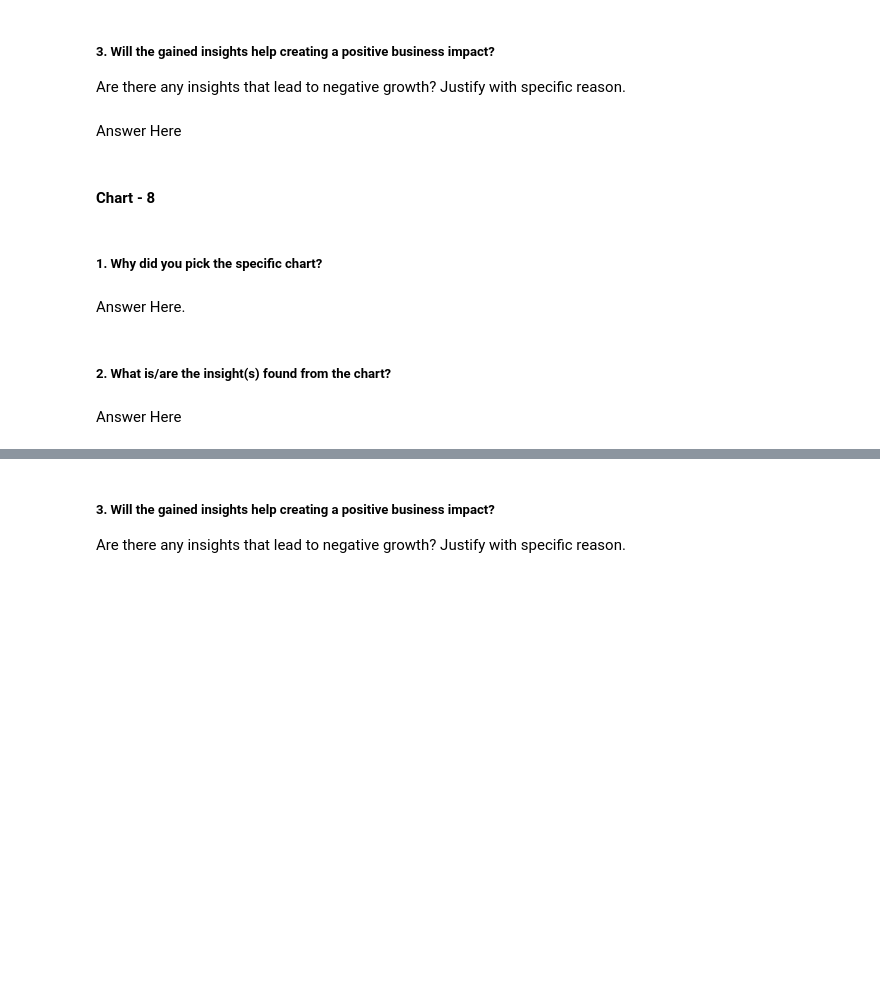
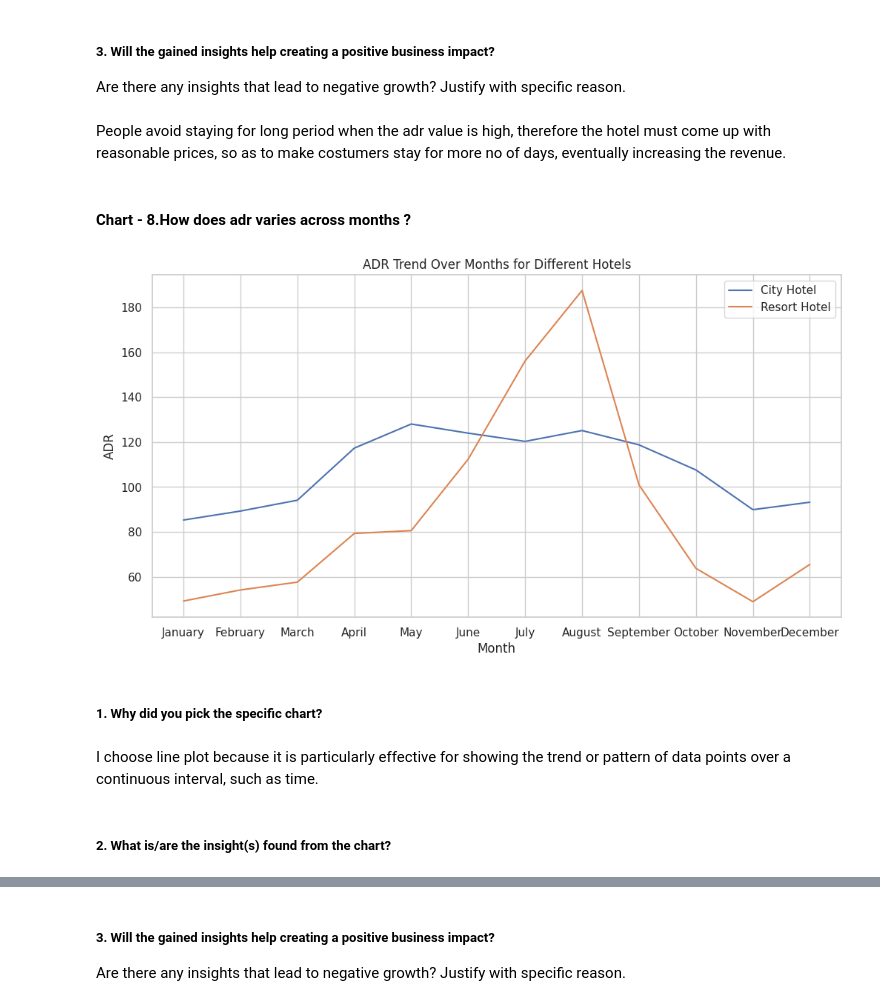
Before and after one commit to RiteshBorude/Hotel_Booking_Analysis, a Jupyter notebook: Ritesh_Borude_EDA.ipynb, the cells around one changed output, grey strips where cells are left out. Drawn from its saved outputs; the diff is of its cells as text; code cells hidden in the pictures; blank space fills up the shorter version.

```diff
--- a/Ritesh_Borude_EDA.ipynb
+++ b/Ritesh_Borude_EDA.ipynb
@@ -775,7 +824,7 @@ Answer Here
 # %% [markdown]
 ##### 3. Will the gained insights help creating a positive business impact?
 Are there any insights that lead to negative growth? Justify with specific reason.
-# %% [markdown]
-Answer Here
+# %% [markdown]
+People avoid staying for long period when the adr value is high, therefore the hotel must come up with reasonable prices, so as to make costumers stay for more no of days, eventually increasing the revenue.
 # %% [markdown]
-#### Chart - 8
+#### Chart - 8.How does adr varies across months ?
@@ -784,8 +831,24 @@ Answer Here
+# %%
+# Chart - 8 visualization code
+# prepare the data
+adr_months = df.groupby(['arrival_date_month', 'hotel'])['adr'].mean()
+adr_months_pivot = adr_months.unstack('hotel')
+adr_months_reindexed = adr_months_pivot.reindex(['January','February','March','April','May','June', 'July' ,'August', 'September','October','November','December'])
+# plot the chart
+plt.figure(figsize=(12, 6))
+
+sns.lineplot(x=adr_months_reindexed.index, y=adr_months_reindexed['City Hotel'], label='City Hotel')
+sns.lineplot(x=adr_months_reindexed.index, y=adr_months_reindexed['Resort Hotel'], label='Resort Hotel')
+plt.xlabel('Month')
+plt.ylabel('ADR')
+plt.title('ADR Trend Over Months for Different Hotels')
+plt.legend()
+plt.show()
+# %% [output]
+[figure, added]
 # %% [markdown]
 ##### 1. Why did you pick the specific chart?
-# %% [markdown]
-Answer Here.
+# %% [markdown]
+I  choose line plot because it is particularly effective for showing the trend or pattern of data points over a continuous interval, such as time.
 # %% [markdown]
 ##### 2. What is/are the insight(s) found from the chart?
-# %% [markdown]
-Answer Here
```
Also changed, not shown: parts of 97 cells of this notebook.
